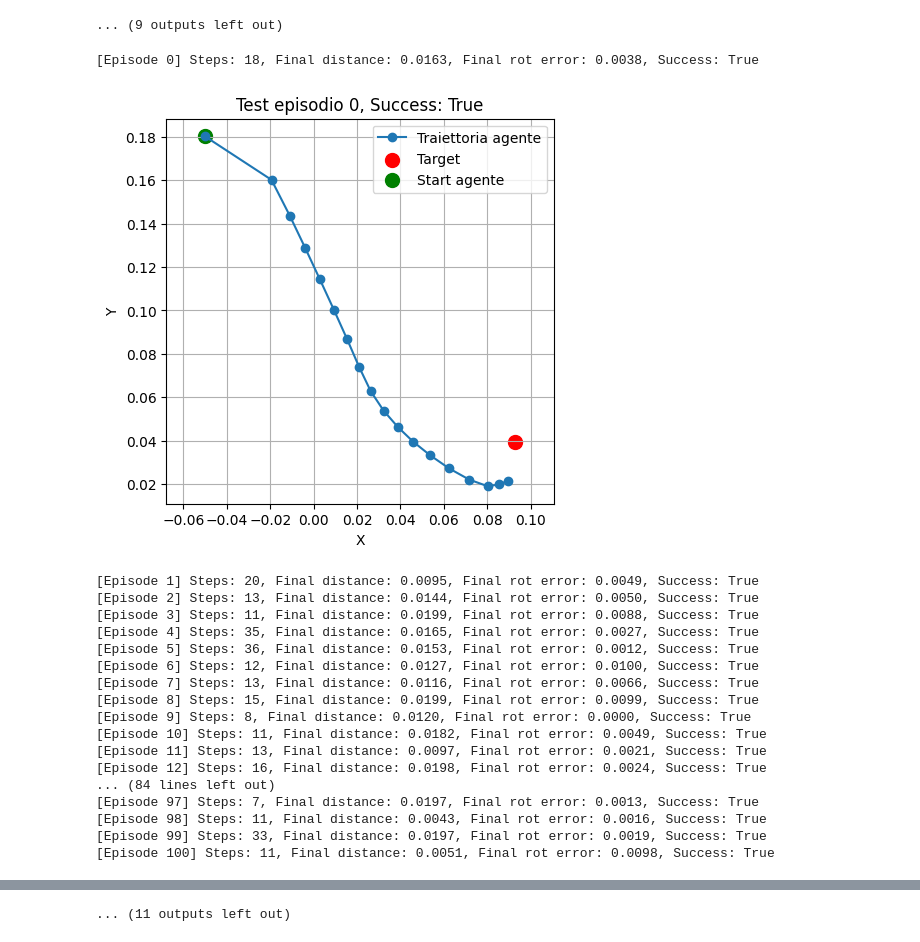
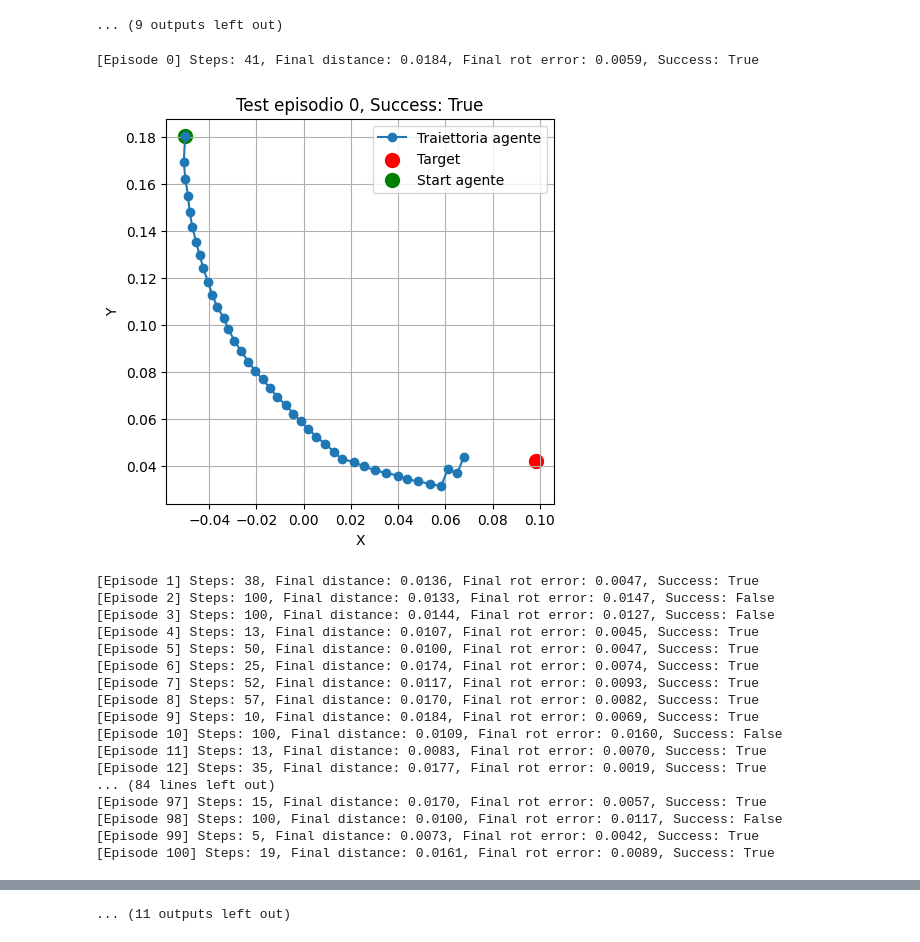
Before and after one commit to EdoardoZappia/RL_IL_AR_for_surgery, a Jupyter notebook: test.ipynb, the cells around one changed output, grey strips where cells are left out. Cells and saved outputs as stored; diff of their text form; code cells hidden in the pictures.

```diff
--- a/test.ipynb
+++ b/test.ipynb
@@ -413,9 +413,9 @@ def test_agent_with_random_targets(agent, env=None, num_episodes=1001, tolerance
         state, _ = env.reset()
         state = torch.tensor(state, dtype=torch.float32)
 
-        # state = state.clone()
-        # state[3:5] += torch.normal(mean=0.0, std=0.01, size=(2,), device=state.device)
-        # state[5:] += torch.normal(mean=0.0, std=0.005, size=(1,), device=state.device)
+        state = state.clone()
+        state[3:5] += torch.normal(mean=0.0, std=0.005, size=(2,), device=state.device)
+        state[5:] += torch.normal(mean=0.0, std=0.001, size=(1,), device=state.device)
 
         done = False
         step = 0
@@ -431,9 +431,9 @@ def test_agent_with_random_targets(agent, env=None, num_episodes=1001, tolerance
             next_state, _, done, truncated, _, _ = env.step(action)
             next_state = torch.tensor(next_state, dtype=torch.float32)
 
-            # next_state = next_state.clone()
-            # next_state[3:5] += torch.normal(mean=0.0, std=0.01, size=(2,), device=next_state.device)
-            # next_state[5:] += torch.normal(mean=0.0, std=0.005, size=(1,), device=next_state.device)
+            next_state = next_state.clone()
+            next_state[3:5] += torch.normal(mean=0.0, std=0.005, size=(2,), device=next_state.device)
+            next_state[5:] += torch.normal(mean=0.0, std=0.001, size=(1,), device=next_state.device)
 
             #if truncated or (torch.norm(next_state[:2] - next_state[3:5]) < tolerance_transl and torch.abs(next_state[2] - next_state[5]) < tolerance_rot):
             #    done = True
@@ -458,50 +458,50 @@ def test_agent_with_random_targets(agent, env=None, num_episodes=1001, tolerance
 
         print(f"[Episode {ep}] Steps: {step}, Final distance: {final_distance:.4f}, Final rot error: {final_rot_error:.4f}, Success: {success}")
 
         if ep % 100 == 0:
             plot_trajectory(trajectory, state[3:5], ep, success)
 
     env.close()
     print(f"\nMedia distanza finale: {np.mean(final_distances):.4f}")
     print(f"Media errore rotazione finale: {np.mean(final_rot_errors):.4f}")
     print(f"Successi totali: {success_counter} / {num_episodes}")
 
 def plot_trajectory(trajectory, target_position, episode, success):
     trajectory = np.array(trajectory)
     plt.figure(figsize=(5,5))
     plt.plot(trajectory[:, 0], trajectory[:, 1], marker='o', label="Traiettoria agente")
     plt.scatter(target_position[0].item(), target_position[1].item(), color='red', label='Target', s=100)
     plt.scatter(trajectory[0, 0], trajectory[0, 1], color='green', label='Start agente', s=100)
     plt.title(f"Test episodio {episode}, Success: {success}")
     plt.xlabel("X")
     plt.ylabel("Y")
     plt.legend()
     plt.grid()
     plt.axis('equal')
     plt.show()
 
 # --- MAIN ---
 if __name__ == "__main__":
-    checkpoint_path = "/Users/edoardozappia/Documents/GitHub/RL_IL_AR_for_surgery/Rototraslazioni-statiche/No-noise/ddpg_20250509_175508/checkpoint_ep2328.pth"
+    checkpoint_path = "/Users/edoardozappia/Documents/GitHub/RL_IL_AR_for_surgery/Rototraslazioni-statiche/Noisy/ddpg_std_0.005_0.00120250509_191457/checkpoint_ep814.pth"
     agent = load_agent(checkpoint_path)
     test_agent_with_random_targets(agent)
 # %% [output]
-[Episode 0] Steps: 18, Final distance: 0.0163, Final rot error: 0.0038, Success: True
+[Episode 0] Steps: 41, Final distance: 0.0184, Final rot error: 0.0059, Success: True
-[figure, old version]
+[figure, new version]
-[Episode 1] Steps: 20, Final distance: 0.0095, Final rot error: 0.0049, Success: True
-[Episode 2] Steps: 13, Final distance: 0.0144, Final rot error: 0.0050, Success: True
-[Episode 3] Steps: 11, Final distance: 0.0199, Final rot error: 0.0088, Success: True
-[Episode 4] Steps: 35, Final distance: 0.0165, Final rot error: 0.0027, Success: True
-[Episode 5] Steps: 36, Final distance: 0.0153, Final rot error: 0.0012, Success: True
-[Episode 6] Steps: 12, Final distance: 0.0127, Final rot error: 0.0100, Success: True
-[Episode 7] Steps: 13, Final distance: 0.0116, Final rot error: 0.0066, Success: True
-[Episode 8] Steps: 15, Final distance: 0.0199, Final rot error: 0.0099, Success: True
-[Episode 9] Steps: 8, Final distance: 0.0120, Final rot error: 0.0000, Success: True
-[Episode 10] Steps: 11, Final distance: 0.0182, Final rot error: 0.0049, Success: True
-[Episode 11] Steps: 13, Final distance: 0.0097, Final rot error: 0.0021, Success: True
-[Episode 12] Steps: 16, Final distance: 0.0198, Final rot error: 0.0024, Success: True
+[Episode 1] Steps: 38, Final distance: 0.0136, Final rot error: 0.0047, Success: True
+[Episode 2] Steps: 100, Final distance: 0.0133, Final rot error: 0.0147, Success: False
+[Episode 3] Steps: 100, Final distance: 0.0144, Final rot error: 0.0127, Success: False
+[Episode 4] Steps: 13, Final distance: 0.0107, Final rot error: 0.0045, Success: True
+[Episode 5] Steps: 50, Final distance: 0.0100, Final rot error: 0.0047, Success: True
+[Episode 6] Steps: 25, Final distance: 0.0174, Final rot error: 0.0074, Success: True
+[Episode 7] Steps: 52, Final distance: 0.0117, Final rot error: 0.0093, Success: True
+[Episode 8] Steps: 57, Final distance: 0.0170, Final rot error: 0.0082, Success: True
+[Episode 9] Steps: 10, Final distance: 0.0184, Final rot error: 0.0069, Success: True
+[Episode 10] Steps: 100, Final distance: 0.0109, Final rot error: 0.0160, Success: False
+[Episode 11] Steps: 13, Final distance: 0.0083, Final rot error: 0.0070, Success: True
+[Episode 12] Steps: 35, Final distance: 0.0177, Final rot error: 0.0019, Success: True
 ... (84 lines left out)
-[Episode 97] Steps: 7, Final distance: 0.0197, Final rot error: 0.0013, Success: True
-[Episode 98] Steps: 11, Final distance: 0.0043, Final rot error: 0.0016, Success: True
-[Episode 99] Steps: 33, Final distance: 0.0197, Final rot error: 0.0019, Success: True
-[Episode 100] Steps: 11, Final distance: 0.0051, Final rot error: 0.0098, Success: True
+[Episode 97] Steps: 15, Final distance: 0.0170, Final rot error: 0.0057, Success: True
+[Episode 98] Steps: 100, Final distance: 0.0100, Final rot error: 0.0117, Success: False
+[Episode 99] Steps: 5, Final distance: 0.0073, Final rot error: 0.0042, Success: True
+[Episode 100] Steps: 19, Final distance: 0.0161, Final rot error: 0.0089, Success: True
```
Also changed, not shown: parts of 1 cell of this notebook, 4 other files.
